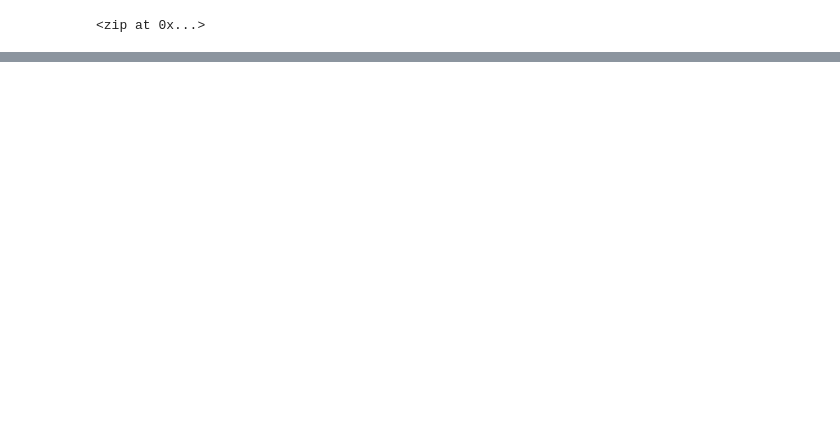
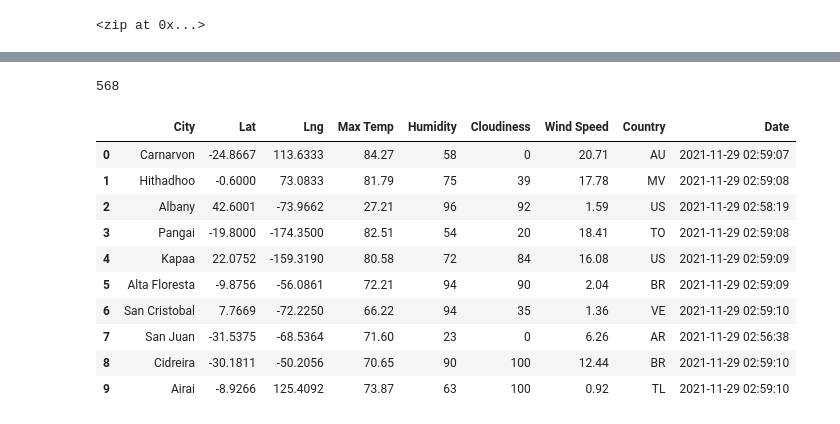
Before and after one commit to pgoyal94/world_weather_analysis, a Jupyter notebook: WeatherPy.ipynb, the cells around one changed output, grey strips where cells are left out. Drawn from its saved outputs; the diff is of its cells as text; code cells hidden in the pictures; blank space fills up the shorter version.

Commit message:
Adding updated WeatherPy.ipynb file and resulting CSV

```diff
--- a/WeatherPy.ipynb
+++ b/WeatherPy.ipynb
@@ -6,6 +6,19 @@ import numpy as np
 
 # Use the citipy module to determine city based on latitude and longitude.
 from citipy import citipy
+
+# Import the time library and the datetime module from the datetime library
+import time
+from datetime import datetime
+
+# Import the requests library.
+import requests
+
+# Import the API key.
+from config import weather_api_key
+
+# Starting URL for Weather Map API Call.
+url = "http://api.openweathermap.org/data/2.5/weather?units=Imperial&APPID=" + weather_api_key
 # %%
 # Create a set of random latitude and longitude combinations.
 lats = np.random.uniform(low=-90.000, high=90.000, size=1500)
@@ -33,0 +127,20 @@ len(cities)
+# %%
+len(city_data)
+# %% [output]
+568
+# %%
+# Convert the array of dictionaries to a Pandas DataFrame.
+city_data_df = pd.DataFrame(city_data)
+city_data_df.head(10)
+# %% [output]
+|  | City | Lat | Lng | Max Temp | Humidity | Cloudiness | Wind Speed | Country | Date |
+| 0 | Carnarvon | -24.8667 | 113.6333 | 84.27 | 58 | 0 | 20.71 | AU | 2021-11-29 02:59:07 |
+| 1 | Hithadhoo | -0.6000 | 73.0833 | 81.79 | 75 | 39 | 17.78 | MV | 2021-11-29 02:59:08 |
+| 2 | Albany | 42.6001 | -73.9662 | 27.21 | 96 | 92 | 1.59 | US | 2021-11-29 02:58:19 |
+| 3 | Pangai | -19.8000 | -174.3500 | 82.51 | 54 | 20 | 18.41 | TO | 2021-11-29 02:59:08 |
+| 4 | Kapaa | 22.0752 | -159.3190 | 80.58 | 72 | 84 | 16.08 | US | 2021-11-29 02:59:09 |
+| 5 | Alta Floresta | -9.8756 | -56.0861 | 72.21 | 94 | 90 | 2.04 | BR | 2021-11-29 02:59:09 |
+| 6 | San Cristobal | 7.7669 | -72.2250 | 66.22 | 94 | 35 | 1.36 | VE | 2021-11-29 02:59:10 |
+| 7 | San Juan | -31.5375 | -68.5364 | 71.60 | 23 | 0 | 6.26 | AR | 2021-11-29 02:56:38 |
+| 8 | Cidreira | -30.1811 | -50.2056 | 70.65 | 90 | 100 | 12.44 | BR | 2021-11-29 02:59:10 |
+| 9 | Airai | -8.9266 | 125.4092 | 73.87 | 63 | 100 | 0.92 | TL | 2021-11-29 02:59:10 |
```
Also changed, not shown: parts of 4 cells of this notebook, 3 other files.
